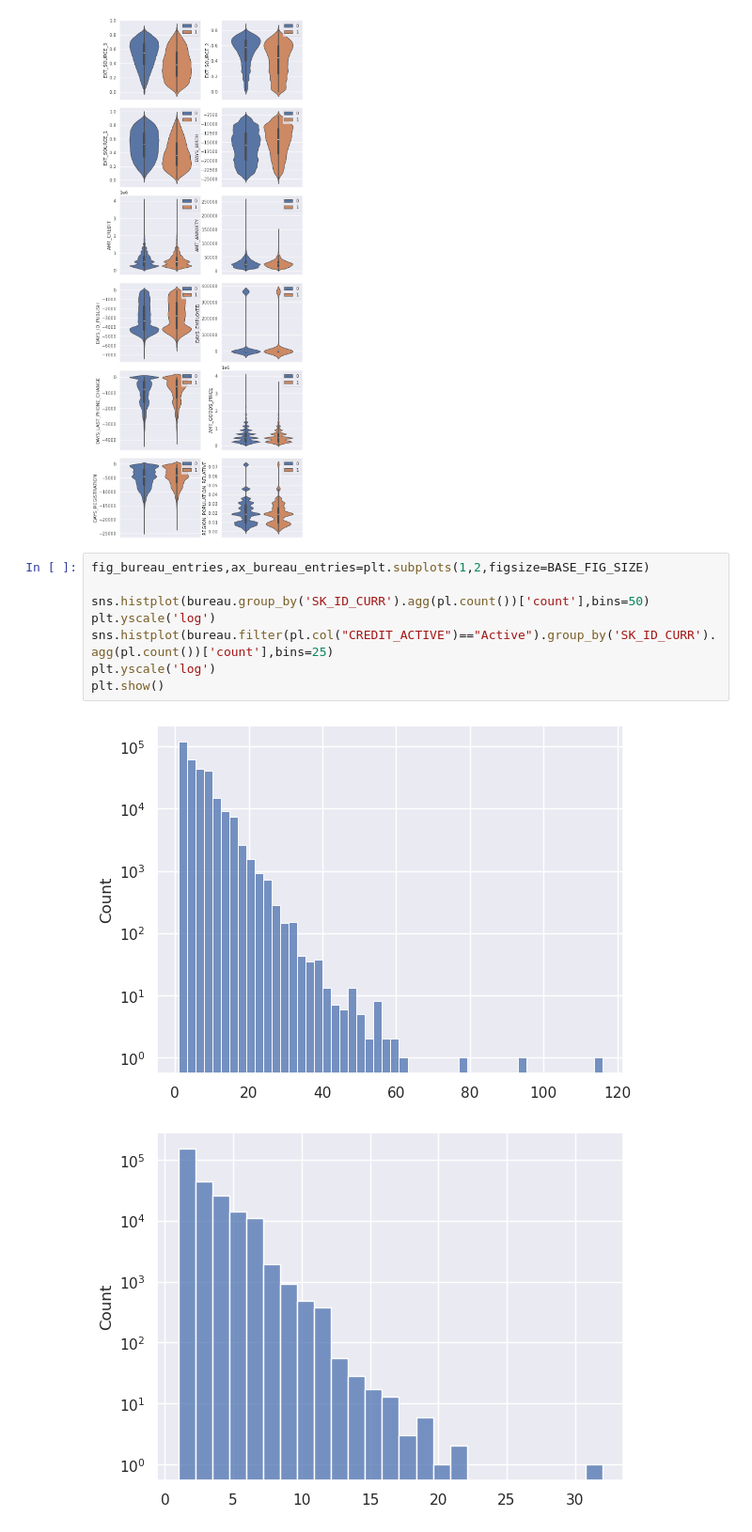
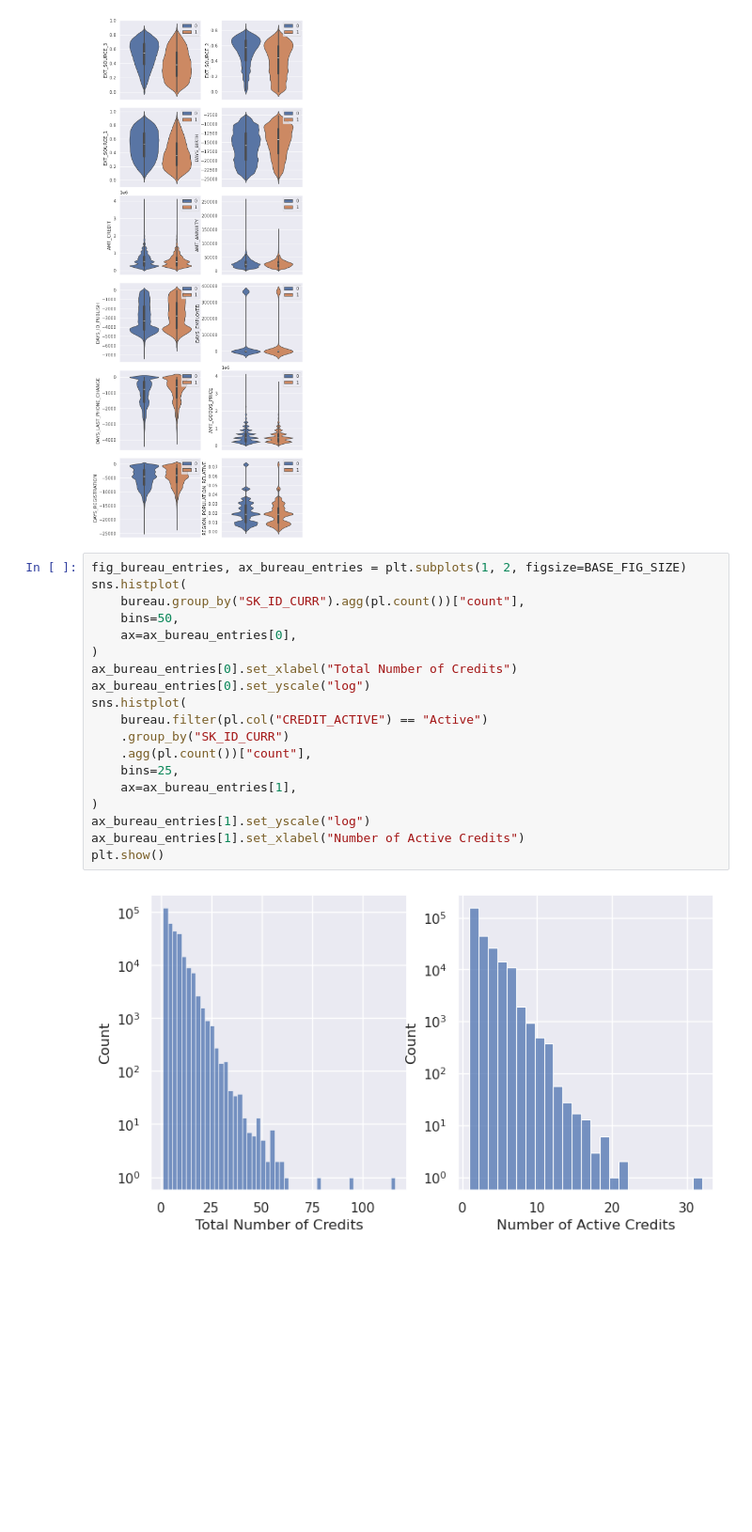
Before and after one commit to gediminas-skvarnavicius/home-credit-group-ml, a Jupyter notebook: EDA.ipynb, the cells around one changed output. Shown: that part at 94% size. Saved outputs shown, nothing was run; the diff lists cells and outputs as text; blank space fills up the shorter version.

Commit message:
bureau histograms

```diff
--- a/EDA.ipynb
+++ b/EDA.ipynb
@@ -287,13 +287,23 @@ plt.show()
 # %% [output]
 [figure]
 # %%
-fig_bureau_entries,ax_bureau_entries=plt.subplots(1,2,figsize=BASE_FIG_SIZE)
-
-sns.histplot(bureau.group_by('SK_ID_CURR').agg(pl.count())['count'],bins=50)
-plt.yscale('log')
-sns.histplot(bureau.filter(pl.col("CREDIT_ACTIVE")=="Active").group_by('SK_ID_CURR').agg(pl.count())['count'],bins=25)
-plt.yscale('log')
+fig_bureau_entries, ax_bureau_entries = plt.subplots(1, 2, figsize=BASE_FIG_SIZE)
+sns.histplot(
+    bureau.group_by("SK_ID_CURR").agg(pl.count())["count"],
+    bins=50,
+    ax=ax_bureau_entries[0],
+)
+ax_bureau_entries[0].set_xlabel("Total Number of Credits")
+ax_bureau_entries[0].set_yscale("log")
+sns.histplot(
+    bureau.filter(pl.col("CREDIT_ACTIVE") == "Active")
+    .group_by("SK_ID_CURR")
+    .agg(pl.count())["count"],
+    bins=25,
+    ax=ax_bureau_entries[1],
+)
+ax_bureau_entries[1].set_yscale("log")
+ax_bureau_entries[1].set_xlabel("Number of Active Credits")
 plt.show()
 # %% [output]
-[figure, old version]
+[figure, new version]
-[figure, removed]
```
Also changed, not shown: parts of 5 cells of this notebook.
